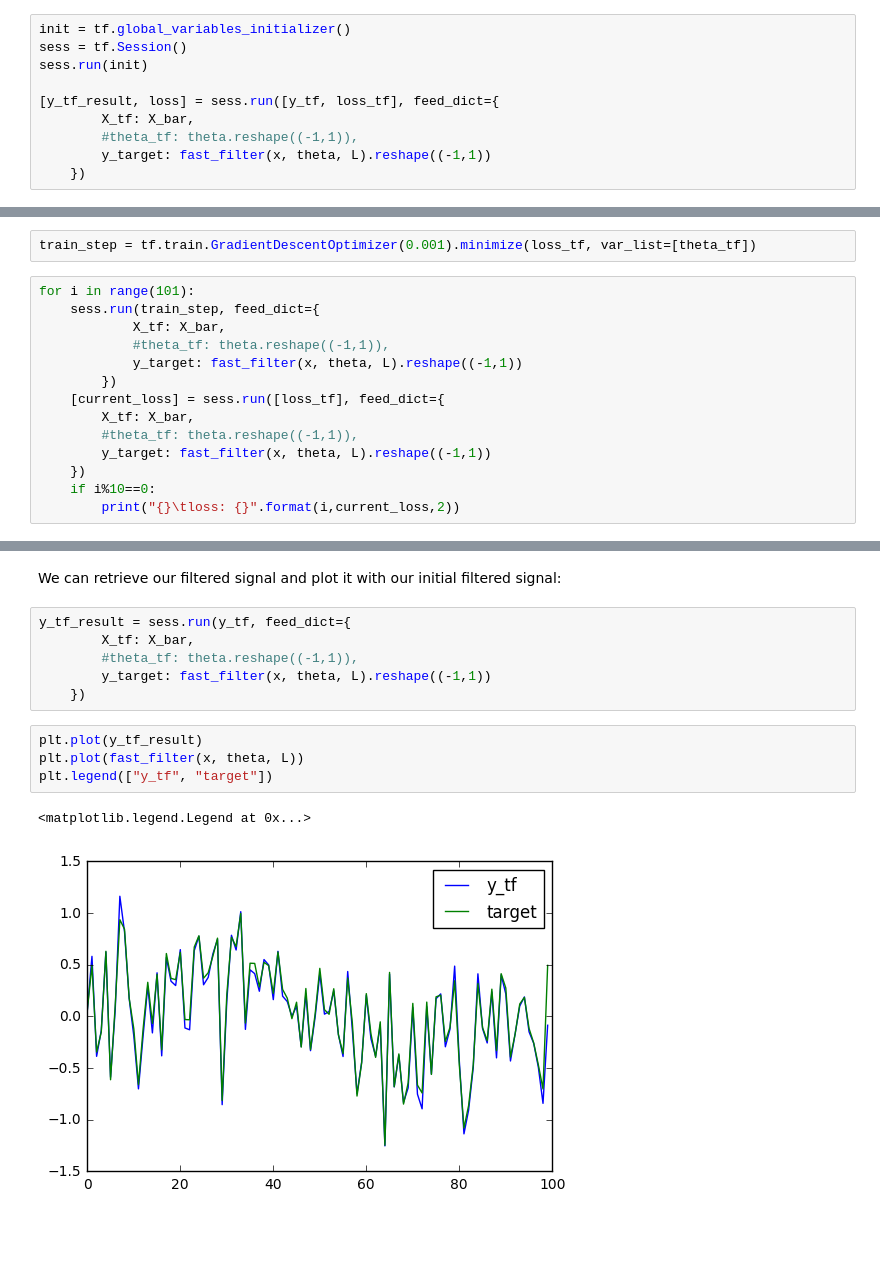
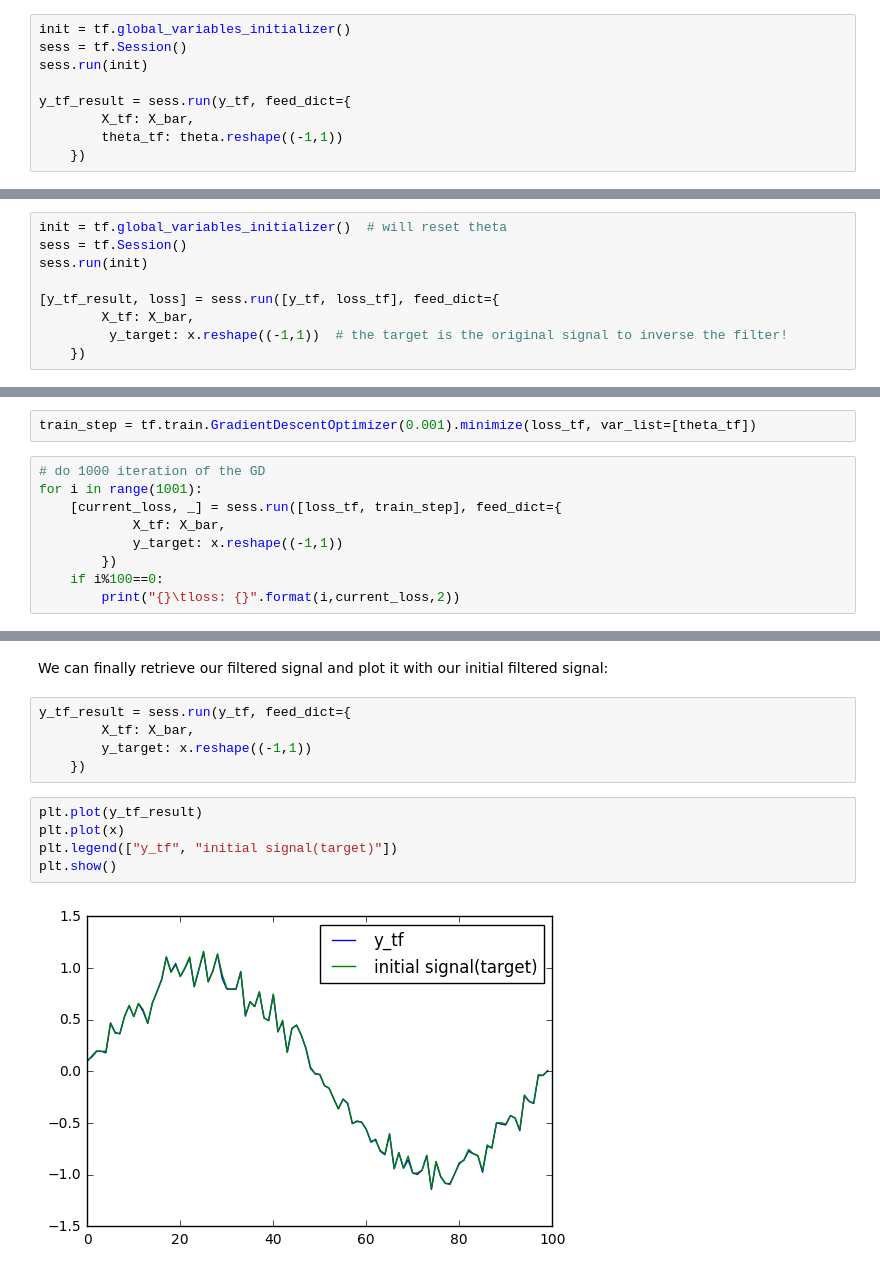
Before and after one commit to ctiennot/graphConvNet, a Jupyter notebook: drafts/localized_filter_learnt_by_GD.ipynb, the cells around one changed output, grey strips where cells are left out. Saved outputs shown, nothing was run; the diff lists cells and outputs as text; blank space fills up the shorter version.

```diff
--- a/drafts/localized_filter_learnt_by_GD.ipynb
+++ b/drafts/localized_filter_learnt_by_GD.ipynb
@@ -164,8 +129,7 @@ init = tf.global_variables_initializer()
 sess = tf.Session()
 sess.run(init)
 
-[y_tf_result, loss] = sess.run([y_tf, loss_tf], feed_dict={
+y_tf_result = sess.run(y_tf, feed_dict={
         X_tf: X_bar,
-        #theta_tf: theta.reshape((-1,1)),
-        y_target: fast_filter(x, theta, L).reshape((-1,1))
+        theta_tf: theta.reshape((-1,1))
     })
@@ -172,2 +170,11 @@ sess.run(init)
+# %%
+init = tf.global_variables_initializer()  # will reset theta
+sess = tf.Session()
+sess.run(init)
+
+[y_tf_result, loss] = sess.run([y_tf, loss_tf], feed_dict={
+        X_tf: X_bar,
+         y_target: x.reshape((-1,1))  # the target is the original signal to inverse the filter!
+    })
 # %%
 plt.plot(y_tf_result)
@@ -187,17 +194,12 @@ What we will try now is to optimize the theta_tf using Gradient descend to get a
 # %%
 train_step = tf.train.GradientDescentOptimizer(0.001).minimize(loss_tf, var_list=[theta_tf])
 # %%
-for i in range(101):
-    sess.run(train_step, feed_dict={
+# do 1000 iteration of the GD
+for i in range(1001):
+    [current_loss, _] = sess.run([loss_tf, train_step], feed_dict={
             X_tf: X_bar,
-            #theta_tf: theta.reshape((-1,1)),
-            y_target: fast_filter(x, theta, L).reshape((-1,1))
+            y_target: x.reshape((-1,1))
         })
-    [current_loss] = sess.run([loss_tf], feed_dict={
-        X_tf: X_bar,
-        #theta_tf: theta.reshape((-1,1)),
-        y_target: fast_filter(x, theta, L).reshape((-1,1))
-    })
-    if i%10==0:
+    if i%100==0:
         print("{}\tloss: {}".format(i,current_loss,2))
 # %% [output]
@@ -215,15 +217,14 @@ for i in range(101):
 # %% [markdown]
-We can retrieve our filtered signal and plot it with our initial filtered signal:
+We can finally retrieve our filtered signal and plot it with our initial filtered signal:
 # %%
 y_tf_result = sess.run(y_tf, feed_dict={
         X_tf: X_bar,
-        #theta_tf: theta.reshape((-1,1)),
-        y_target: fast_filter(x, theta, L).reshape((-1,1))
+        y_target: x.reshape((-1,1))
     })
 # %%
 plt.plot(y_tf_result)
-plt.plot(fast_filter(x, theta, L))
-plt.legend(["y_tf", "target"])
+plt.plot(x)
+plt.legend(["y_tf", "initial signal(target)"])
+plt.show()
 # %% [output]
-<matplotlib.legend.Legend at 0x...>
-[figure, old version]
+[figure, new version]
```
Also changed, not shown: parts of 37 cells of this notebook, 1 other file.
